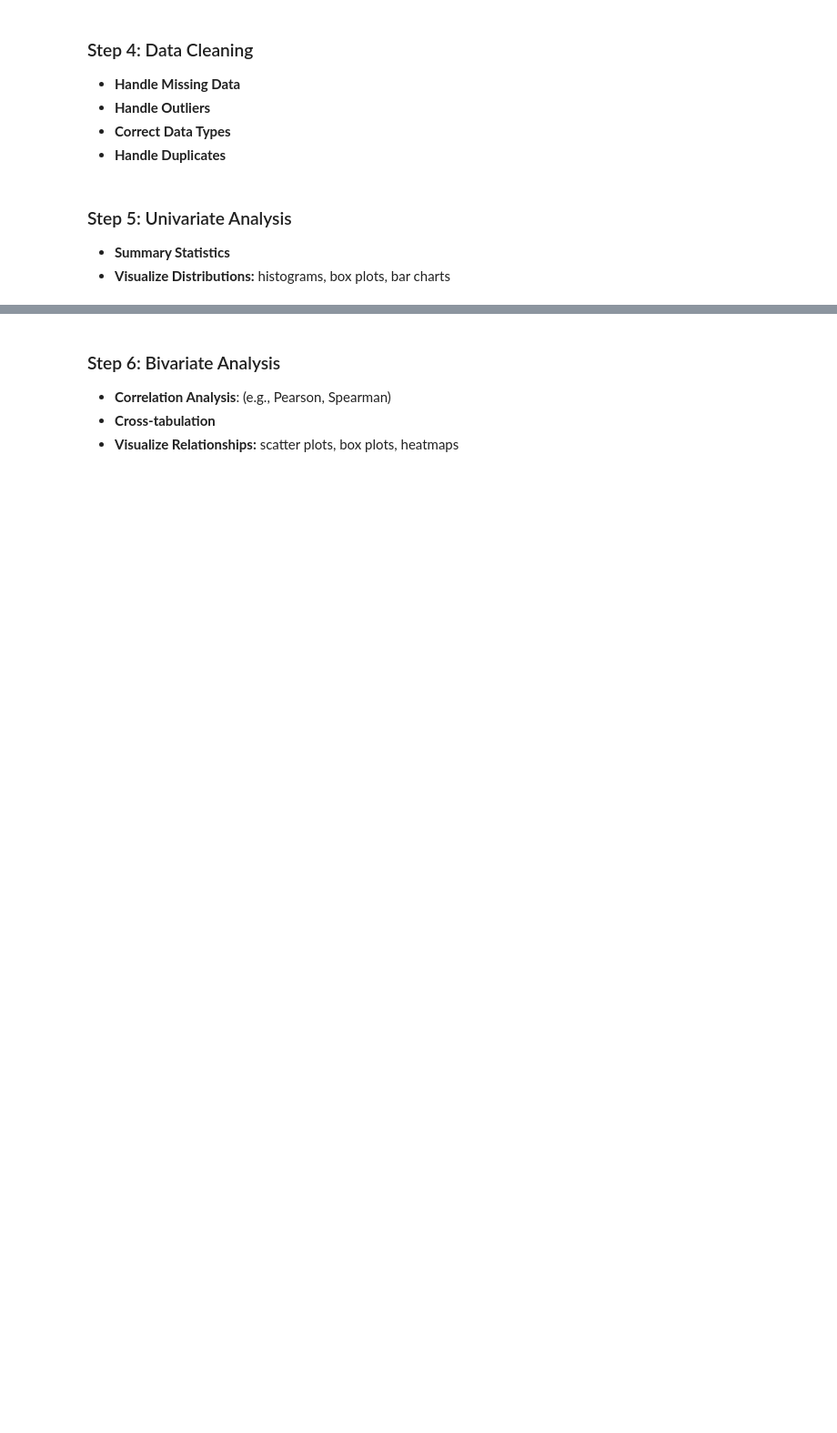
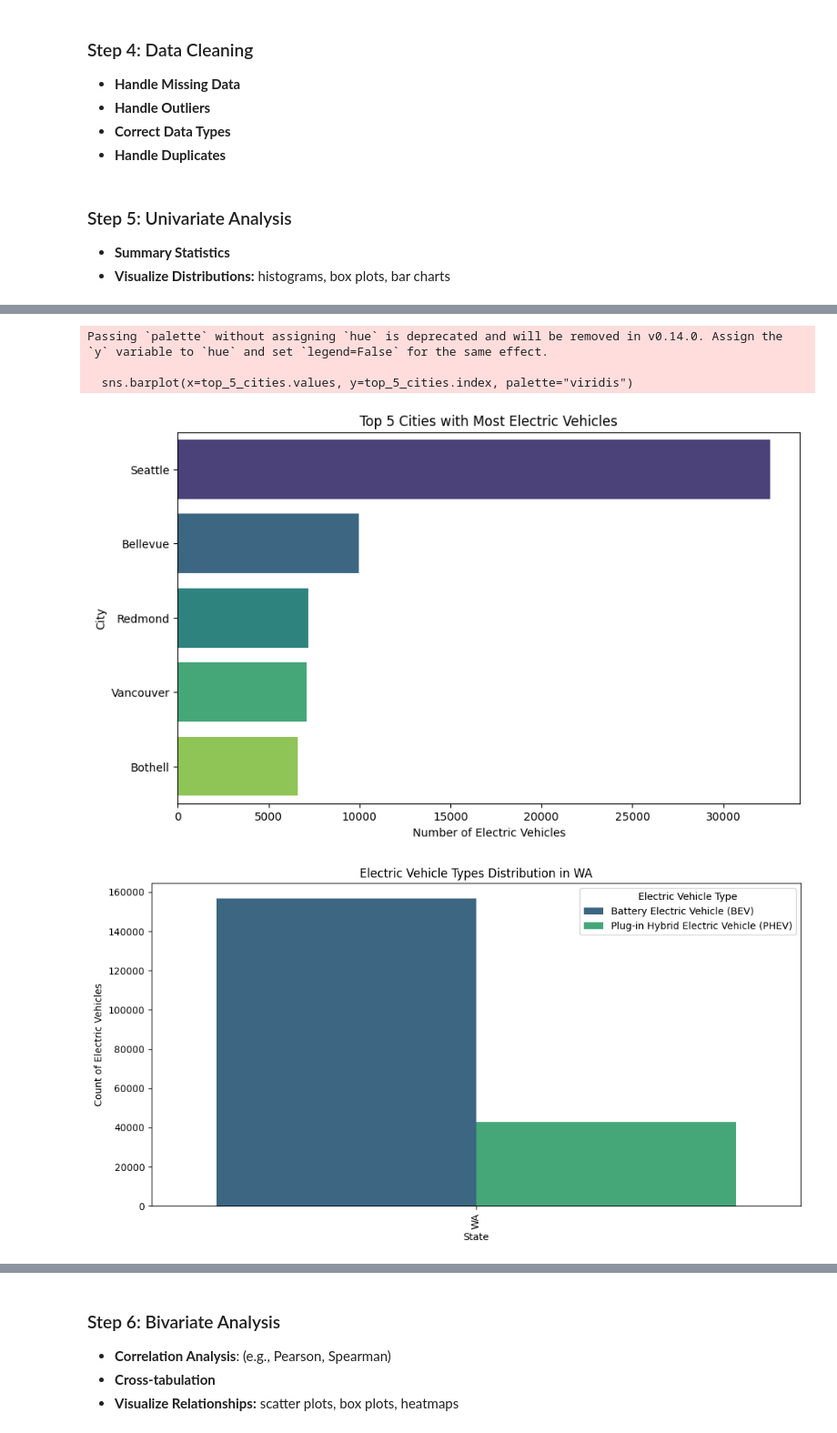
Before and after one commit to torrwill/cs_660_ev_eda, a Jupyter notebook: EV_EDA_WA.ipynb, the cells around one changed output, grey strips where cells are left out. Shown at 91% size. Drawn from its saved outputs; the diff is of its cells as text; code cells hidden in the pictures; blank space fills up the shorter version.

```diff
--- a/EV_EDA_WA.ipynb
+++ b/EV_EDA_WA.ipynb
@@ -48,0 +186,71 @@ Exploratory Data Analysis (EDA) is essential for understanding, cleaning, and pr
+# %%
+# Top 5 Cities with Most Electric Vehicles
+def plot_top_5_cities(df):
+    top_5_cities = df['City'].value_counts().nlargest(5)
+    plt.figure(figsize=(10, 6))
+    sns.barplot(x=top_5_cities.values, y=top_5_cities.index, palette="viridis")
+    plt.title('Top 5 Cities with Most Electric Vehicles')
+    plt.xlabel('Number of Electric Vehicles')
+    plt.ylabel('City')
+    plt.show()
+
+# Electric Vehicle Types Distribution by State (for Washington 'WA')
+def plot_ev_type_by_state(df, state='WA'):
+    plt.figure(figsize=(12, 6))
+    sns.countplot(data=df[df.State == state], x='State', hue='Electric Vehicle Type', palette="viridis")
+    plt.title(f'Electric Vehicle Types Distribution in {state}')
+    plt.xlabel('State')
+    plt.ylabel('Count of Electric Vehicles')
+    plt.xticks(rotation=90)
+    plt.legend(title='Electric Vehicle Type')
+    plt.show()
+
+# Top 10 and Bottom 10 Makes and Models Subplots
+def plot_top_bottom_makes_models(df):
+    # Data preparation for top and bottom makes and models
+    top_10_makes = df['Make'].value_counts().nlargest(10)
+    bottom_10_makes = df['Make'].value_counts().nsmallest(10)
+    top_10_models = df['Model'].value_counts().nlargest(10)
+    bottom_10_models = df['Model'].value_counts().nsmallest(10)
+
+    # Create subplots: 2 rows and 2 columns
+    fig, axes = plt.subplots(2, 2, figsize=(14, 12))
+
+    # Top 10 Makes
+    sns.barplot(x=top_10_makes.values, y=top_10_makes.index, ax=axes[0, 0], palette="viridis")
+    axes[0, 0].set_title('Top 10 Makes of Electric Vehicles')
+    axes[0, 0].set_xlabel('Number of Electric Vehicles')
+    axes[0, 0].set_ylabel('Make')
+
+    # Bottom 10 Makes
+    sns.barplot(x=bottom_10_makes.values, y=bottom_10_makes.index, ax=axes[0, 1], palette="viridis")
+    axes[0, 1].set_title('Bottom 10 Makes of Electric Vehicles')
+    axes[0, 1].set_xlabel('Number of Electric Vehicles')
+    axes[0, 1].set_ylabel('Make')
+
+    # Top 10 Models
+    sns.barplot(x=top_10_models.values, y=top_10_models.index, ax=axes[1, 0], palette="viridis")
+    axes[1, 0].set_title('Top 10 Electric Vehicle Models')
+    axes[1, 0].set_xlabel('Number of Electric Vehicles')
+    axes[1, 0].set_ylabel('Model')
+
+    # Bottom 10 Models
+    sns.barplot(x=bottom_10_models.values, y=bottom_10_models.index, ax=axes[1, 1], palette="viridis")
+    axes[1, 1].set_title('Bottom 10 Electric Vehicle Models')
+    axes[1, 1].set_xlabel('Number of Electric Vehicles')
+    axes[1, 1].set_ylabel('Model')
+
+    # Adjust layout to prevent overlap
+    plt.tight_layout()
+    plt.show()
+
+# Call functions with df
+plot_top_5_cities(df)
+plot_ev_type_by_state(df, state='WA')
+plot_top_bottom_makes_models(df)
+# %% [output]
+Passing `palette` without assigning `hue` is deprecated and will be removed in v0.14.0. Assign the `y` variable to `hue` and set `legend=False` for the same effect.
+
+  sns.barplot(x=top_5_cities.values, y=top_5_cities.index, palette="viridis")
+[figure, added]
+[figure, added]
```
Also changed, not shown: parts of 19 cells of this notebook, 1 other file.
